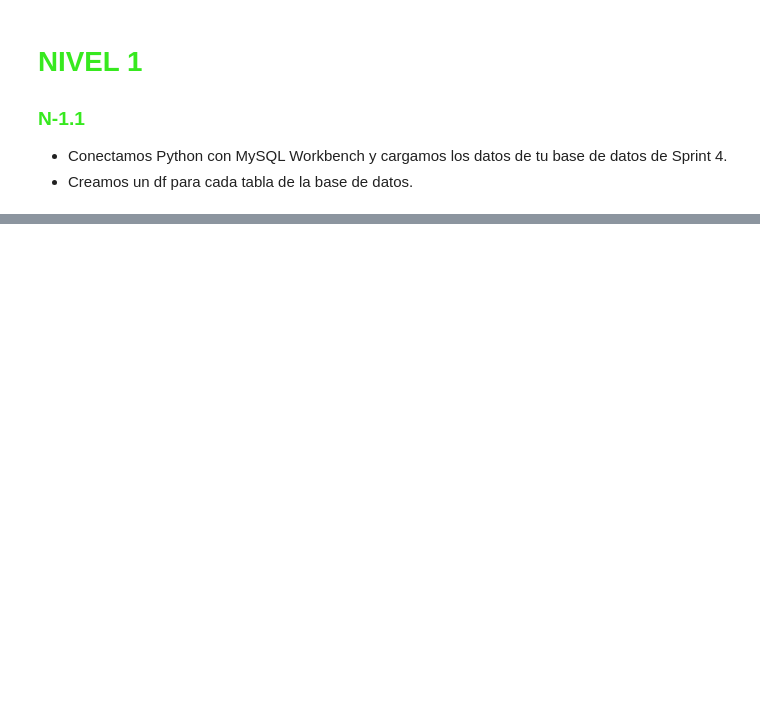
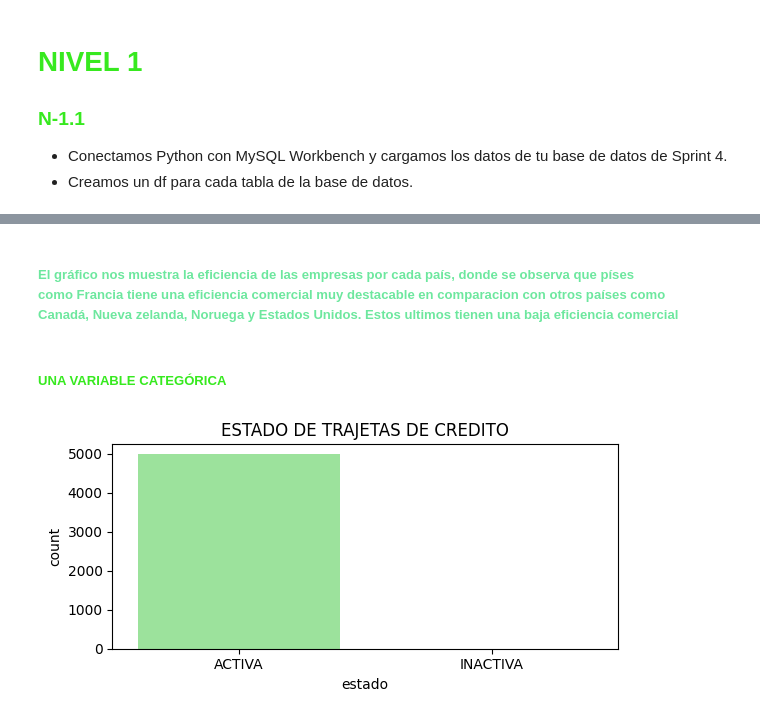
Before and after one commit to Hamza23m/Sprint-11, a Jupyter notebook: Sprint_11.ipynb, the cells around one changed output, grey strips where cells are left out. Cells and saved outputs as stored; diff of their text form; code cells hidden in the pictures; blank space fills up the shorter version.

```diff
--- a/Sprint_11.ipynb
+++ b/Sprint_11.ipynb
@@ -83,3 +48,7 @@ df_credit_cards = pd.DataFrame(credit_cards)
 cursor.execute("SELECT * FROM transactions_products")
 transactions_products = cursor.fetchall()
 df_transactions_products = pd.DataFrame(transactions_products)
+
+cursor.execute("SELECT * FROM estado_de_tarjeta")
+estado_de_tarjeta = cursor.fetchall()
+df_estado_trajeta = pd.DataFrame(estado_de_tarjeta)
@@ -103,0 +105,13 @@ creador_de_graficos()
+# %% [markdown]
+##### <span style= "color: rgba(89, 228, 145, 0.88);"> **El gráfico nos muestra la eficiencia de las empresas por cada país, donde se observa que píses**<br> **como Francia tiene una eficiencia comercial muy destacable en comparacion con otros países como**<br > **Canadá, Nueva zelanda, Noruega y Estados Unidos. Estos ultimos tienen una baja eficiencia comercial** </span>
+# %% [markdown]
+##### <span style= "color: rgba(27,230,0, 0.88);"> **UNA VARIABLE CATEGÓRICA** </span>
+# %%
+plt.figure(figsize=(6,3))
+plt.title("ESTADO DE TRAJETAS DE CREDITO")
+sns.barplot(df_estado_trajeta["estado"].value_counts().sort_values(ascending=False),
+            color="lightGreen")
+plt.tight_layout()
+plt.show()
+# %% [output]
+[figure, added]
```
Also changed, not shown: parts of 25 cells of this notebook.
